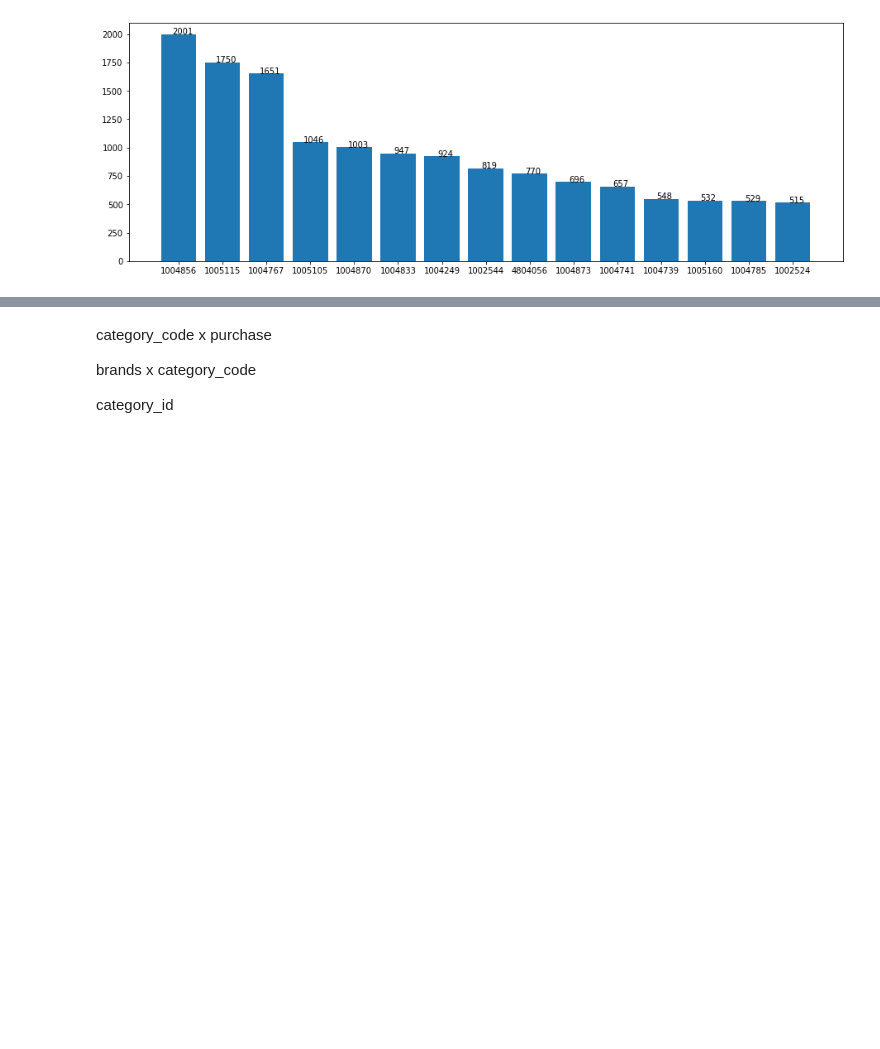
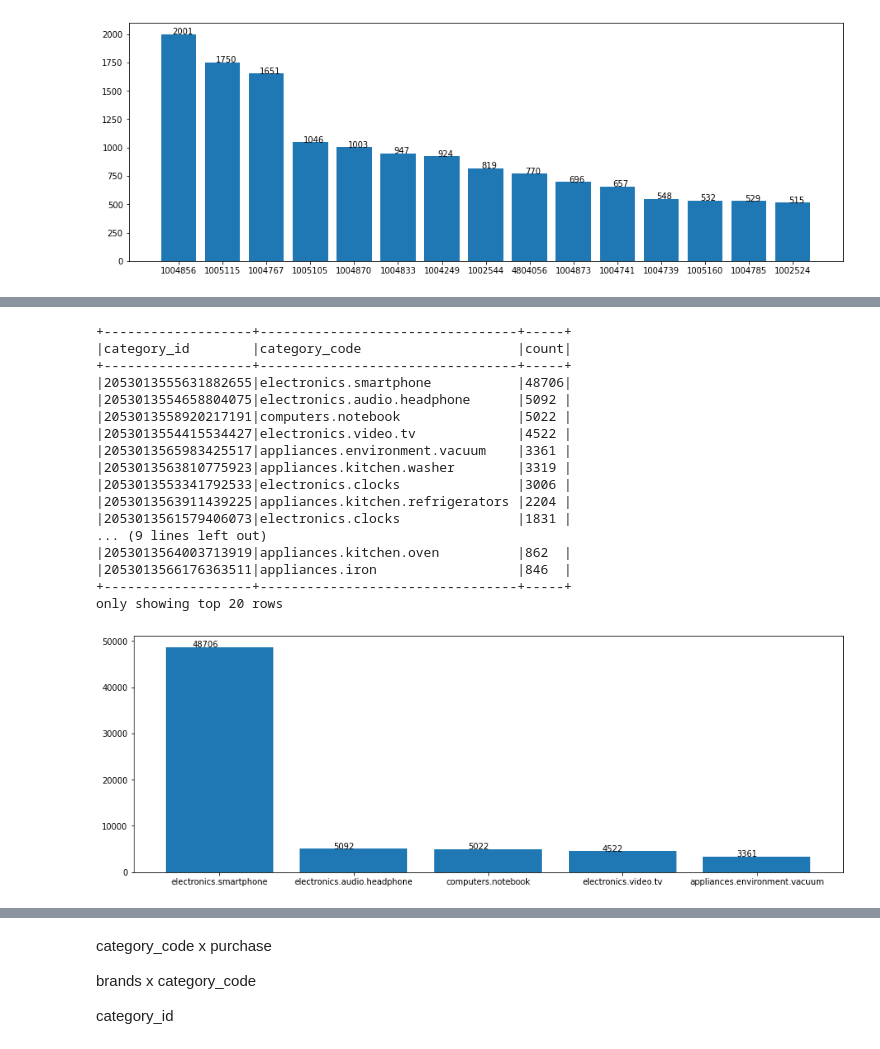
Before and after one commit to Caldeirada/abd_recommendation, a Jupyter notebook: data_exploration_preparation.ipynb, the cells around one changed output, grey strips where cells are left out. Cells and saved outputs as stored; diff of their text form; code cells hidden in the pictures; blank space fills up the shorter version.

```diff
--- a/data_exploration_preparation.ipynb
+++ b/data_exploration_preparation.ipynb
@@ -333,0 +406,26 @@ only showing top 20 rows
+# %%
+# category x view
+
+limit = 5
+category_viewd = df_sales.where(col("event_type") == "view").groupBy("category_id", "category_code").count().orderBy(col("count").desc())
+category_viewd.show(truncate=False)
+barPlot([str(col["category_code"]) for col in category_viewd.select("category_code").limit(limit).collect()], [row["count"] for row in category_viewd.take(limit)])
+# %% [output]
++-------------------+---------------------------------+-----+
+|category_id        |category_code                    |count|
++-------------------+---------------------------------+-----+
+|2053013555631882655|electronics.smartphone           |48706|
+|2053013554658804075|electronics.audio.headphone      |5092 |
+|2053013558920217191|computers.notebook               |5022 |
+|2053013554415534427|electronics.video.tv             |4522 |
+|2053013565983425517|appliances.environment.vacuum    |3361 |
+|2053013563810775923|appliances.kitchen.washer        |3319 |
+|2053013553341792533|electronics.clocks               |3006 |
+|2053013563911439225|appliances.kitchen.refrigerators |2204 |
+|2053013561579406073|electronics.clocks               |1831 |
+... (9 lines left out)
+|2053013564003713919|appliances.kitchen.oven          |862  |
+|2053013566176363511|appliances.iron                  |846  |
++-------------------+---------------------------------+-----+
+only showing top 20 rows
+[figure, added]
```
Also changed, not shown: parts of 7 cells of this notebook.
